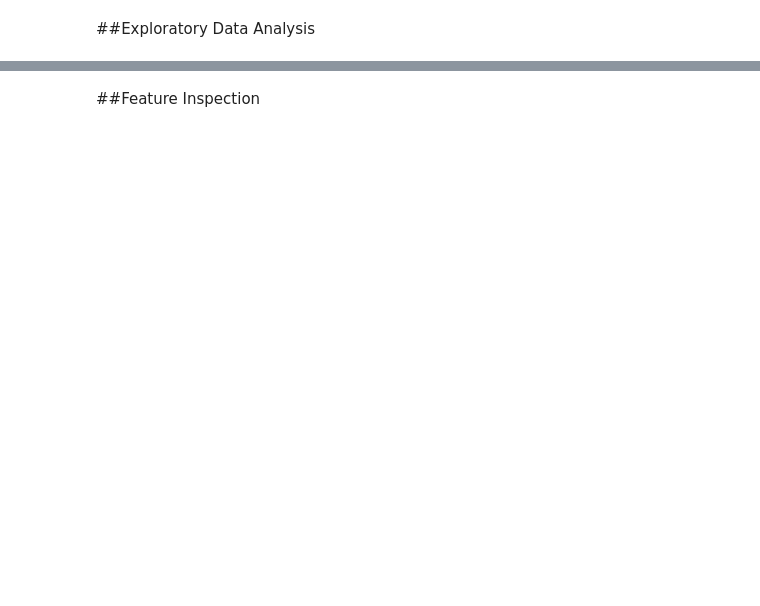
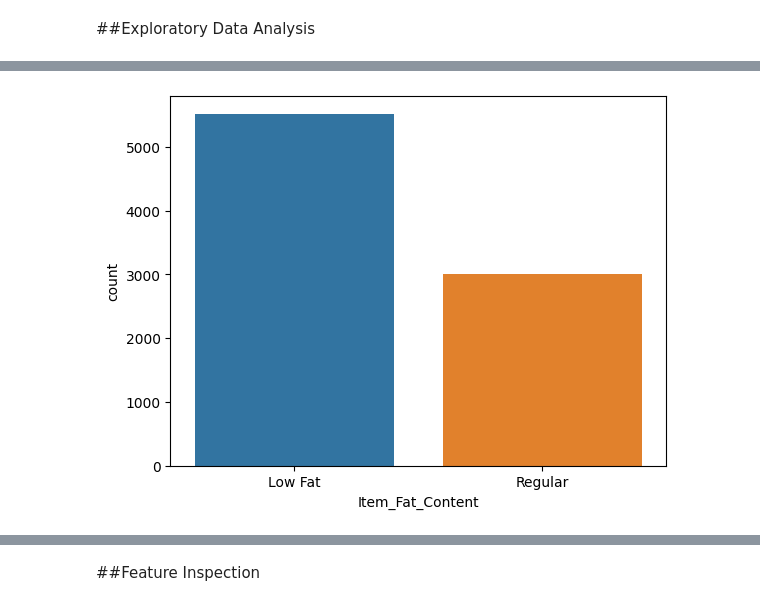
Before and after one commit to YosrMemmi/Prediction-of-Product-Sales, a Jupyter notebook: Prediction_of_Product_Sales.ipynb, the cells around one changed output, grey strips where cells are left out. Saved outputs shown, nothing was run; the diff lists cells and outputs as text; code cells hidden in the pictures; blank space fills up the shorter version.

```diff
--- a/Prediction_of_Product_Sales.ipynb
+++ b/Prediction_of_Product_Sales.ipynb
@@ -198,0 +244,4 @@ num_df.describe()
+# %%
+ax = sns.countplot(data=df, x='Item_Fat_Content')
+# %% [output]
+[figure, added]
```
Also changed, not shown: parts of 7 cells of this notebook.
